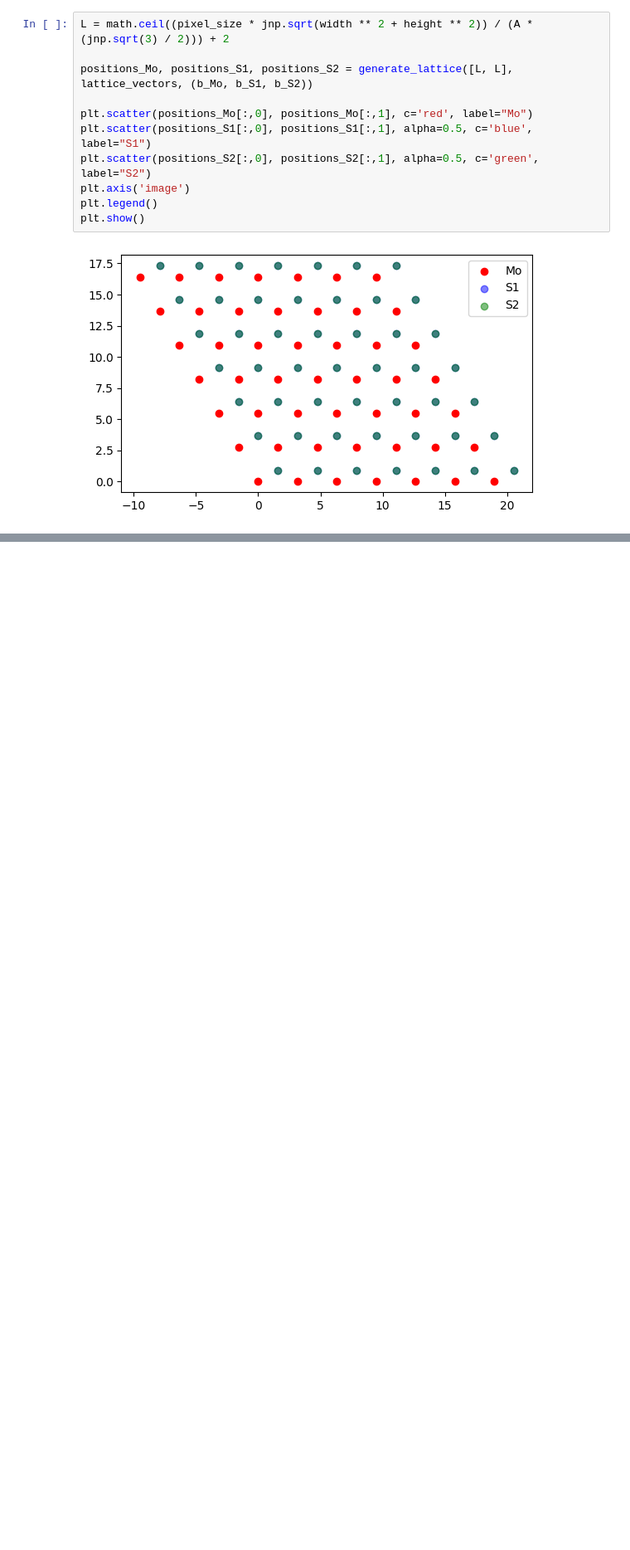
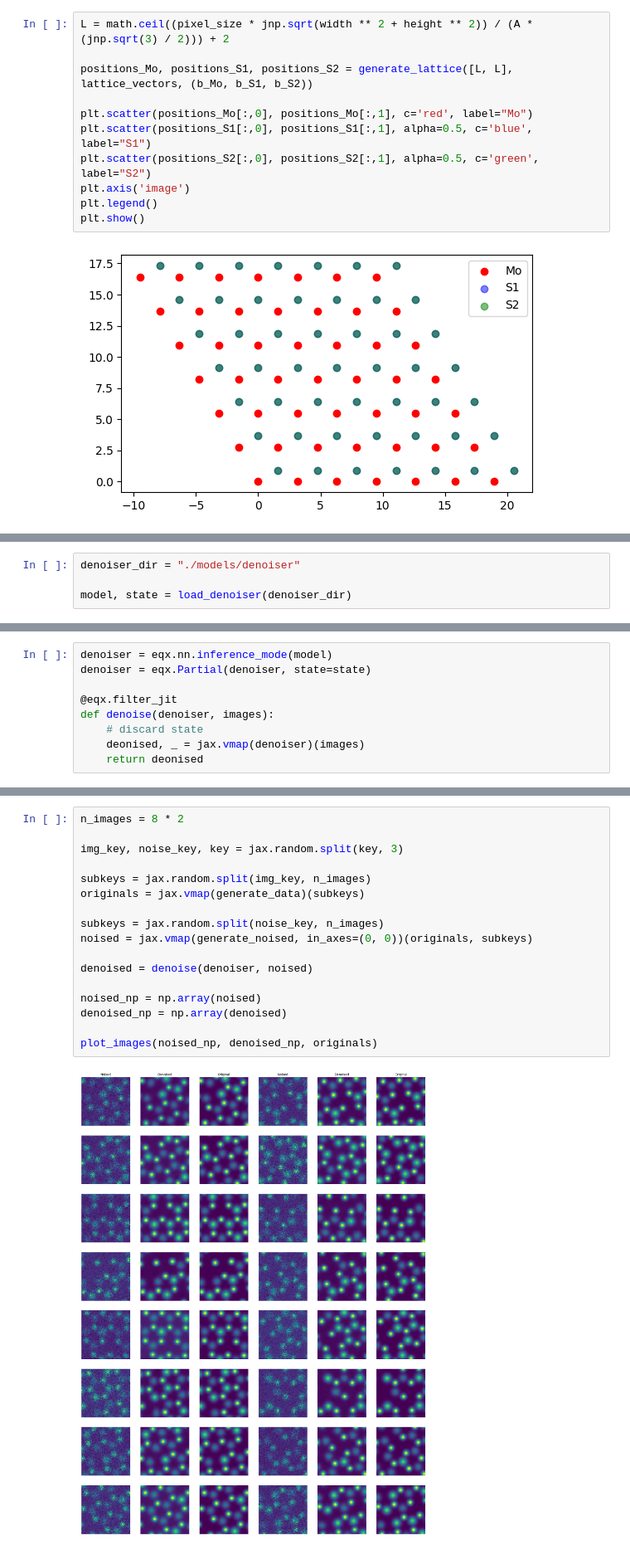
Before and after one commit to pco0511/ph413-comp-ph, a Jupyter notebook: homeworks/HW9/main.ipynb, the cells around one changed output, grey strips where cells are left out. Shown at 83% size. Saved outputs shown, nothing was run; the diff lists cells and outputs as text; blank space fills up the shorter version.

```diff
--- a/homeworks/HW9/main.ipynb
+++ b/homeworks/HW9/main.ipynb
@@ -545,0 +731,4 @@ The error occurred while tracing the function create_image_jit at C:\Users\pco05
+# %%
+denoiser_dir = "./models/denoiser"
+
+model, state = load_denoiser(denoiser_dir)
@@ -545,0 +737,9 @@ The error occurred while tracing the function create_image_jit at C:\Users\pco05
+# %%
+denoiser = eqx.nn.inference_mode(model)
+denoiser = eqx.Partial(denoiser, state=state)
+
+@eqx.filter_jit
+def denoise(denoiser, images):
+    # discard state
+    deonised, _ = jax.vmap(denoiser)(images)
+    return deonised
@@ -545,0 +778,19 @@ The error occurred while tracing the function create_image_jit at C:\Users\pco05
+# %%
+n_images = 8 * 2
+
+img_key, noise_key, key = jax.random.split(key, 3)
+
+subkeys = jax.random.split(img_key, n_images)
+originals = jax.vmap(generate_data)(subkeys)
+
+subkeys = jax.random.split(noise_key, n_images)
+noised = jax.vmap(generate_noised, in_axes=(0, 0))(originals, subkeys)
+
+denoised = denoise(denoiser, noised)
+
+noised_np = np.array(noised)
+denoised_np = np.array(denoised)
+
+plot_images(noised_np, denoised_np, originals)
+# %% [output]
+[figure, added]
```
Also changed, not shown: parts of 39 cells of this notebook, 3 other files.
